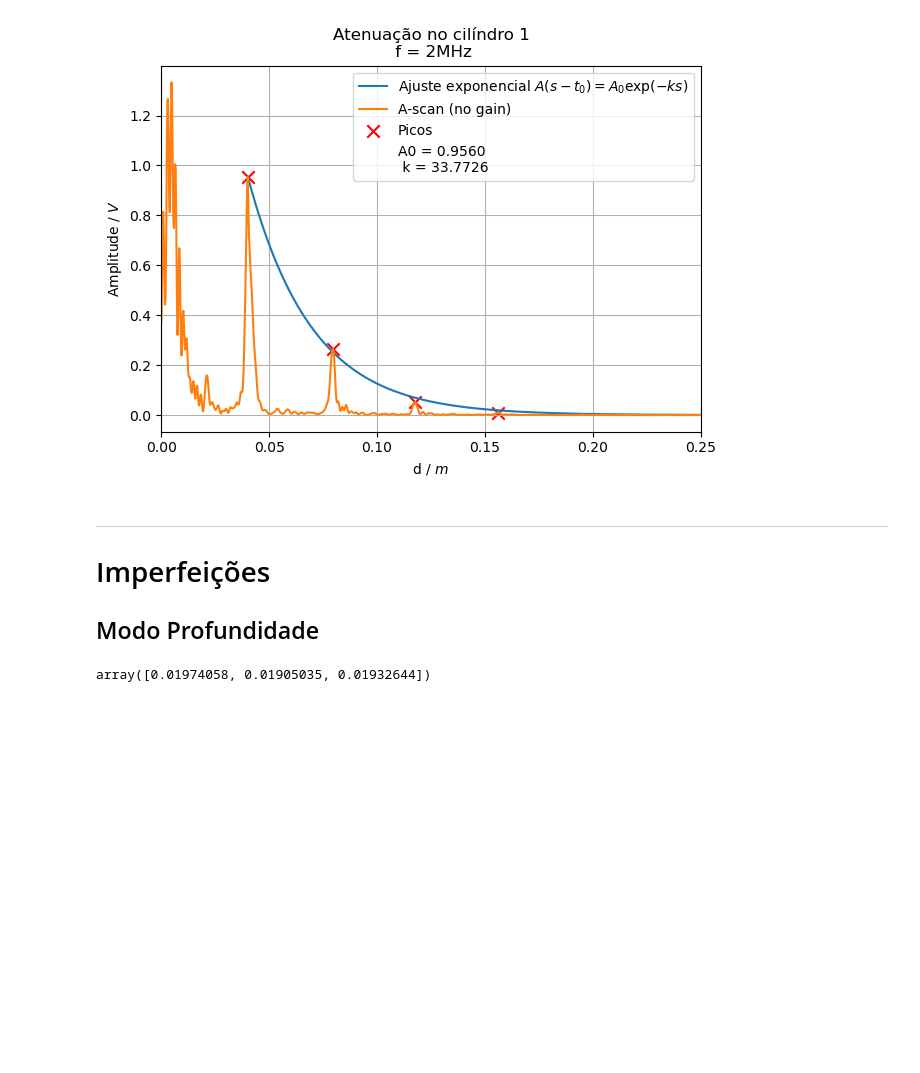
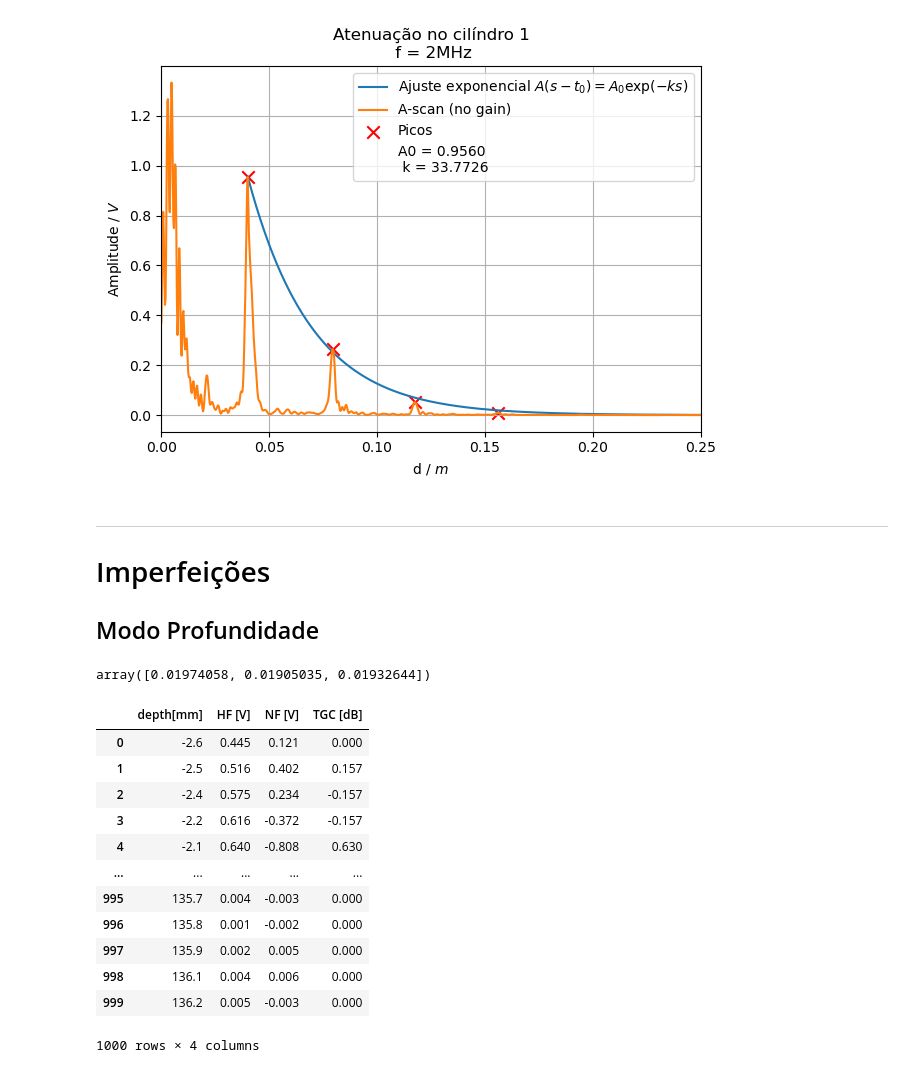
Before and after one commit to MRDias12/LabsIII, a Jupyter notebook: PLs/PL7/Miguel.ipynb, the cells around one changed output. Cells and saved outputs as stored; diff of their text form; code cells hidden in the pictures; blank space fills up the shorter version.

```diff
--- a/PLs/PL7/Miguel.ipynb
+++ b/PLs/PL7/Miguel.ipynb
@@ -298,4 +306,20 @@ Cy2 = pd.read_csv('Dados/dm/A-1mhz_y1.txt', delimiter='\t', decimal=',')
 (s[Peaks2[0]][1:]-s[Peaks2[0]][:-1])/2
 # %% [output]
 array([0.01974058, 0.01905035, 0.01932644])
+# %%
+Ay11
+# %% [output]
+|  | depth[mm] | HF [V] | NF [V] | TGC [dB] |
+| 0 | -2.6 | 0.445 | 0.121 | 0.000 |
+| 1 | -2.5 | 0.516 | 0.402 | 0.157 |
+| 2 | -2.4 | 0.575 | 0.234 | -0.157 |
+| 3 | -2.2 | 0.616 | -0.372 | -0.157 |
+| 4 | -2.1 | 0.640 | -0.808 | 0.630 |
+| ... | ... | ... | ... | ... |
+| 995 | 135.7 | 0.004 | -0.003 | 0.000 |
+| 996 | 135.8 | 0.001 | -0.002 | 0.000 |
+| 997 | 135.9 | 0.002 | 0.005 | 0.000 |
+| 998 | 136.1 | 0.004 | 0.006 | 0.000 |
+| 999 | 136.2 | 0.005 | -0.003 | 0.000 |
+1000 rows × 4 columns
 # %%
```
Also changed, not shown: parts of 5 cells of this notebook.
